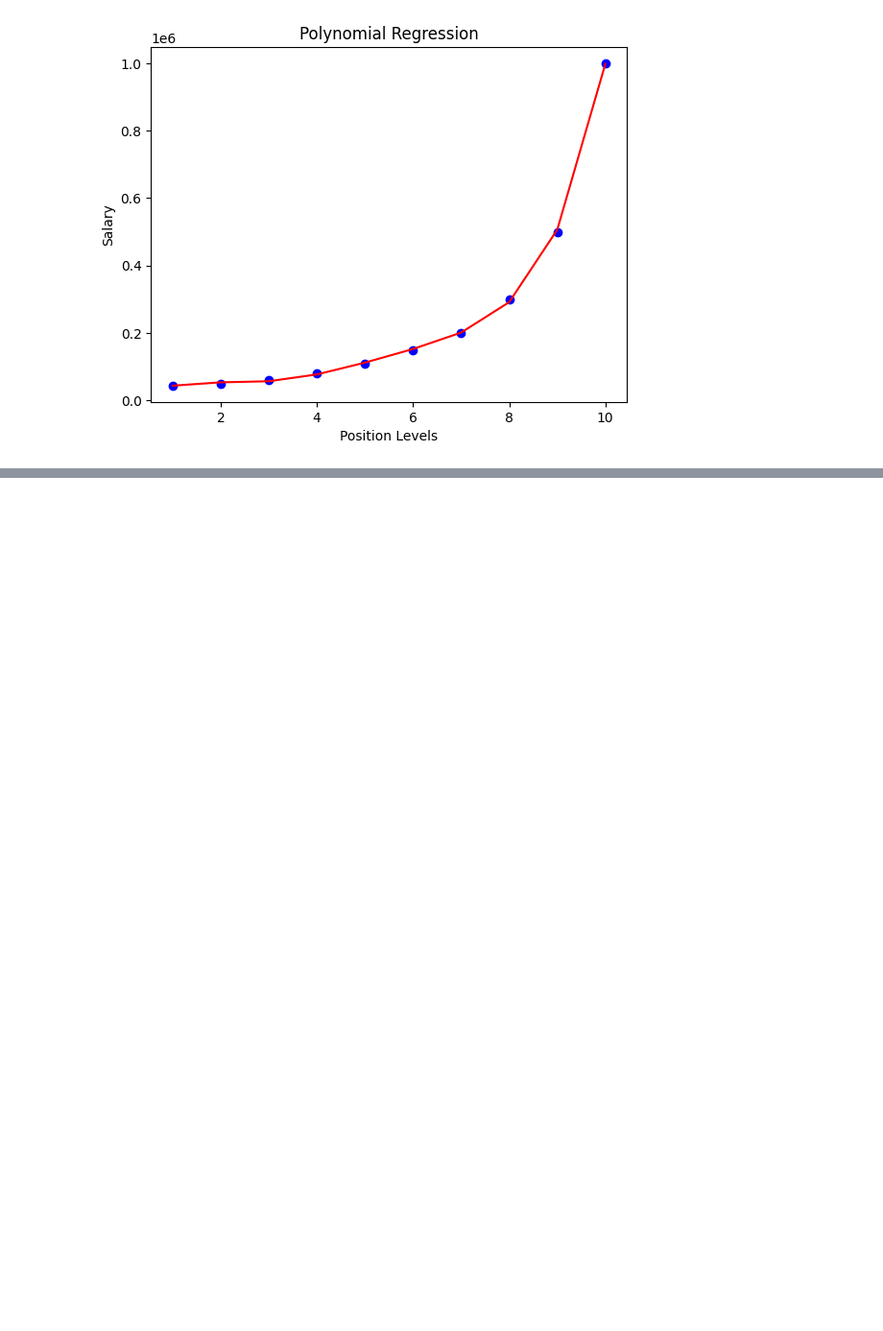
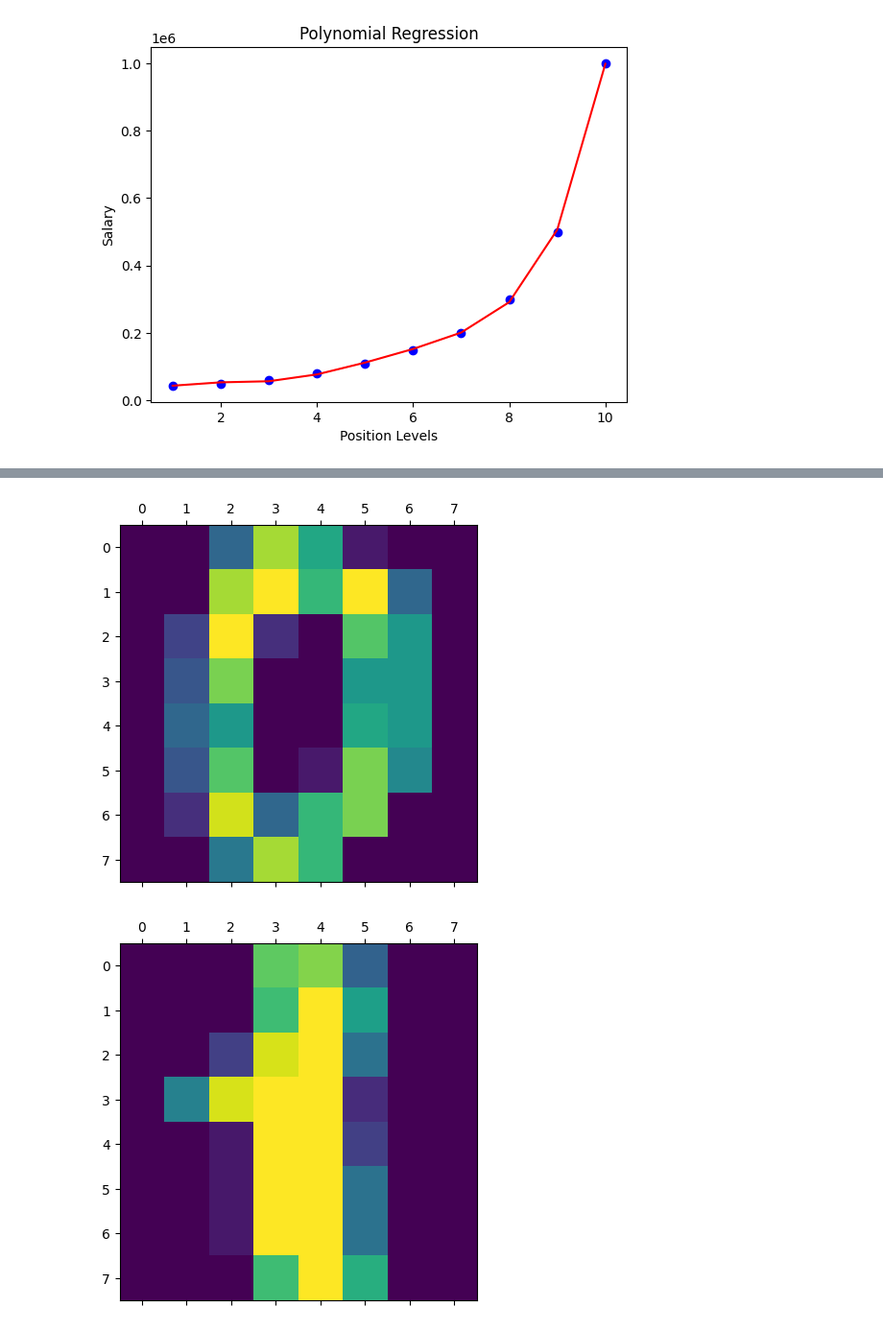
Before and after one commit to keerthimareedu3/keerthi, a Jupyter notebook: MACHINE_LEARNING.ipynb, the cells around one changed output, grey strips where cells are left out. Shown at 96% size. Drawn from its saved outputs; the diff is of its cells as text; code cells hidden in the pictures; blank space fills up the shorter version.

```diff
--- a/MACHINE_LEARNING.ipynb
+++ b/MACHINE_LEARNING.ipynb
@@ -1026,0 +1192,10 @@ plt.show()
+# %%
+from sklearn.datasets import load_digits
+import matplotlib.pyplot as plt
+value=load_digits()
+for i in range(3):
+      plt.matshow(value.images[i])
+      plt.show()
+# %% [output]
+[figure, added]
+[figure, added]
```
Also changed, not shown: parts of 16 cells of this notebook.
